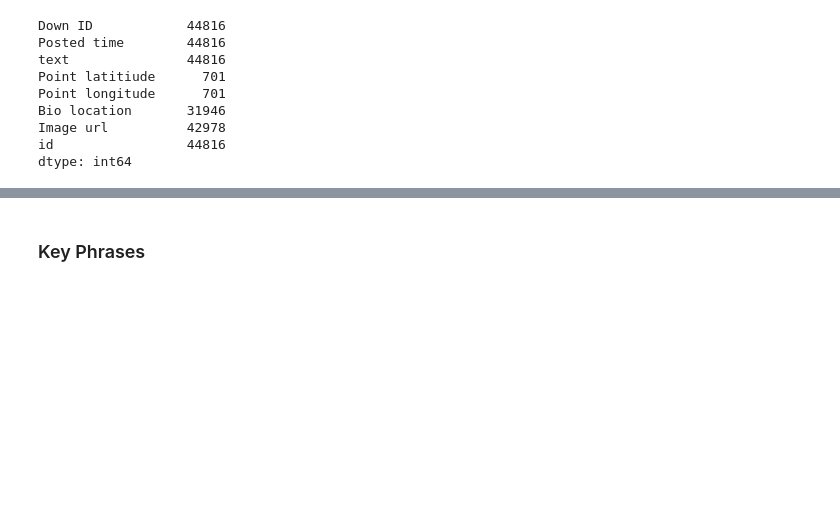
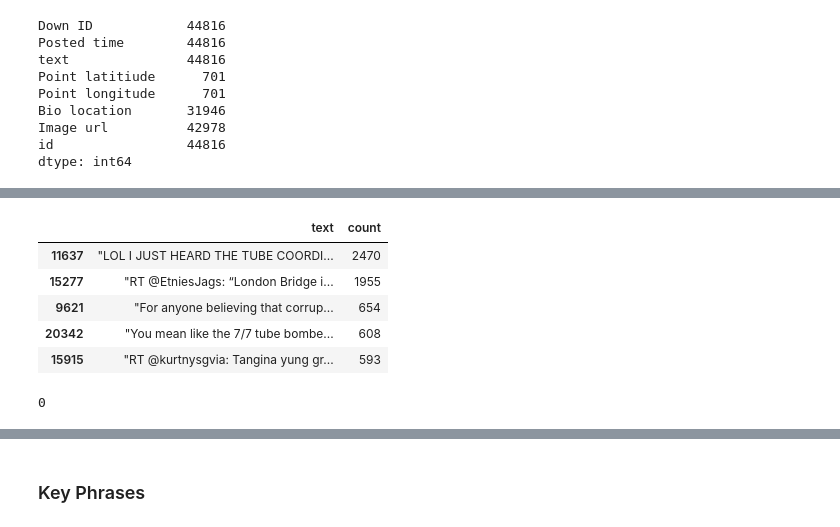
Before and after one commit to agarwal22megha/tweet-categorisation, a Jupyter notebook: twitter_feed_analysis.ipynb, the cells around one changed output, grey strips where cells are left out. Cells and saved outputs as stored; diff of their text form; code cells hidden in the pictures; blank space fills up the shorter version.

```diff
--- a/twitter_feed_analysis.ipynb
+++ b/twitter_feed_analysis.ipynb
@@ -28,7 +32,7 @@ nltk.download('punkt')
 [nltk_data]   Package punkt is already up-to-date!
 True
 # %%
-sample_tweets = pd.DataFrame.from_csv(
+raw_tweets = pd.read_csv(
     "sample_tweets.csv",
     index_col=None
 )
@@ -56,3 +72,19 @@ dtype: int64
+# %%
+tweets = raw_tweets.groupby(["text"]).id.count().reset_index()
+tweets.columns = ["text", "count"]
+tweets.sort_values(by="count", inplace=True, ascending=False)
+tweets.head()
+# %% [output]
+|  | text | count |
+| 11637 | "LOL I JUST HEARD THE TUBE COORDI... | 2470 |
+| 15277 | "RT @EtniesJags: “London Bridge i... | 1955 |
+| 9621 | "For anyone believing that corrup... | 654 |
+| 20342 | "You mean like the 7/7 tube bombe... | 608 |
+| 15915 | "RT @kurtnysgvia: Tangina yung gr... | 593 |
+# %%
+tweets["text"].replace(r'^\s*$', np.nan, regex=True).isna().sum()
+# %% [output]
+0
 # %%
 def spell_check(sentence):
     data = {'text': sentence}
```
Also changed, not shown: parts of 47 cells of this notebook, 2 other files.
